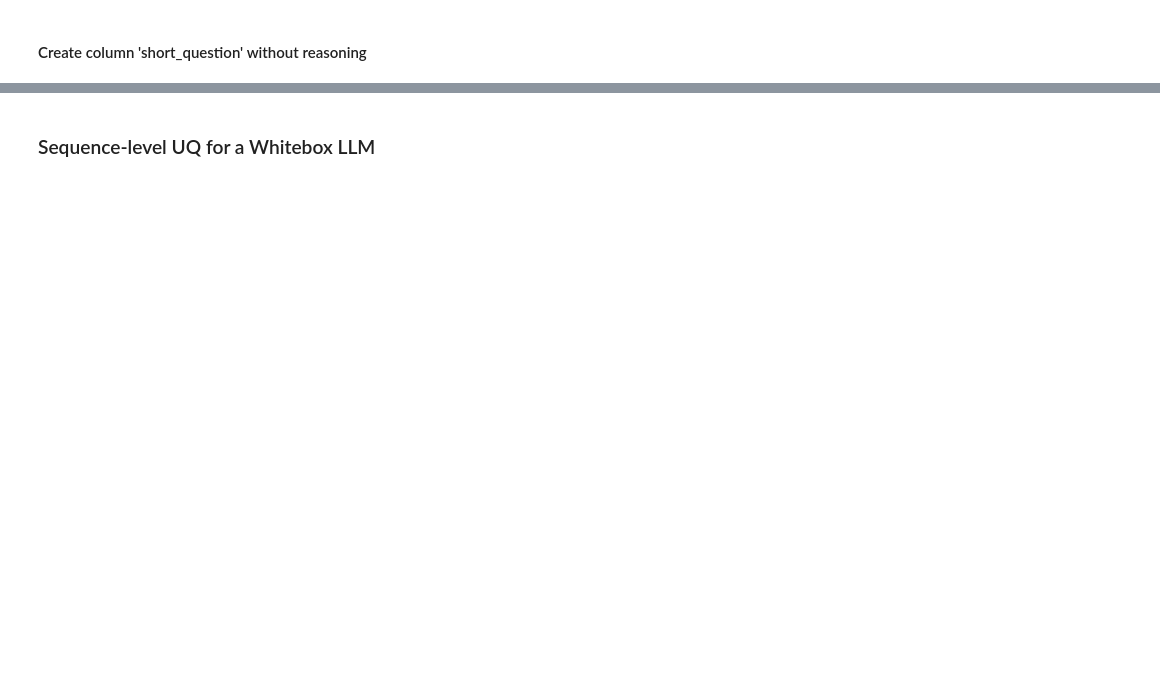
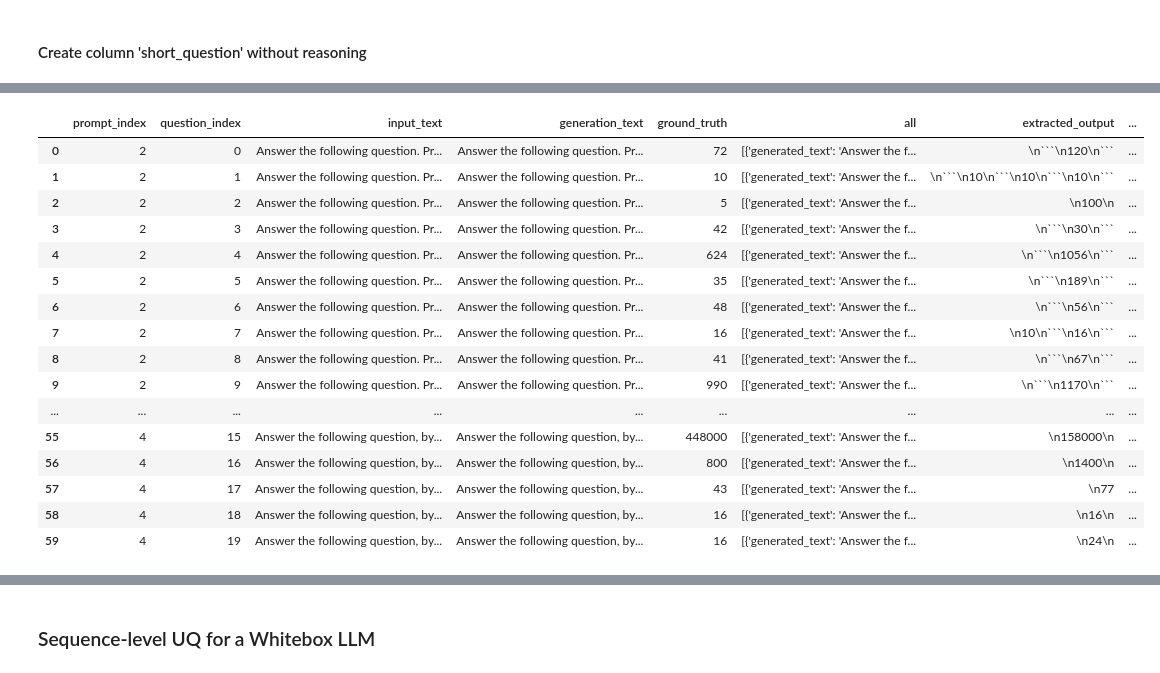
Before and after one commit to IINemo/lm-polygraph, a Jupyter notebook: examples/temp.ipynb, the cells around one changed output, grey strips where cells are left out. Drawn from its saved outputs; the diff is of its cells as text; code cells hidden in the pictures; blank space fills up the shorter version.

````diff
--- a/examples/temp.ipynb
+++ b/examples/temp.ipynb
@@ -117,0 +410,35 @@ Natalia sold clips to 48 of her friends in April, and then she sold half as many
+# %%
+import pandas as pd
+# dftemp = pd.read_csv(f'gsm8k_{model_name.split("/")[1]}.csv')
+dftemp = pd.read_csv(f'gsm8k_Llama-3.1-8B-Instruct.csv')
+dftemp = pd.read_csv(f'gsm8k_gemma-3-12b-it_2.csv')
+
+
+def extract_output(generation, input_text):
+    # Split the generation using the input text
+    if input_text in generation:
+        return generation.split(input_text, 1)[1]  # return only the part after the input
+    else:
+        return generation  # fallback if input_text is not found
+
+# Apply the function row-wise and compute output length
+dftemp['extracted_output'] = dftemp.apply(lambda row: extract_output(row['generation_text'], row['input_text']), axis=1)
+dftemp['output_length_chars'] = dftemp['extracted_output'].apply(len)
+
+
+
+# print(f'gsm8k_{model_name.split("/")[1]}.csv\n')
+# Group by prompt index and compute average output length (in characters)
+avg_lengths = dftemp.groupby("prompt_index")['output_length_chars'].mean()
+
+print("Average Output Length (Characters) per Prompt:")
+for i, avg_len in avg_lengths.items():
+    print(f"Prompt {i}: {avg_len:.2f} characters")
+
+# Group by prompt and compute median character length
+median_lengths_chars = dftemp.groupby("prompt_index")['output_length_chars'].median()
+
+print()
+print("Median Output Length (Characters) per Prompt:")
+for i, median_len in median_lengths_chars.items():
+    print(f"Prompt {i}: {median_len} characters")
@@ -117,0 +455,20 @@ Natalia sold clips to 48 of her friends in April, and then she sold half as many
+# %%
+dftemp
+# %% [output]
+|  | prompt_index | question_index | input_text | generation_text | ground_truth | all | extracted_output | ... |
+| 0 | 2 | 0 | Answer the following question. Pr... | Answer the following question. Pr... | 72 | [{'generated_text': 'Answer the f... | \n```\n120\n``` | ... |
+| 1 | 2 | 1 | Answer the following question. Pr... | Answer the following question. Pr... | 10 | [{'generated_text': 'Answer the f... | \n```\n10\n```\n10\n```\n10\n``` | ... |
+| 2 | 2 | 2 | Answer the following question. Pr... | Answer the following question. Pr... | 5 | [{'generated_text': 'Answer the f... | \n100\n | ... |
+| 3 | 2 | 3 | Answer the following question. Pr... | Answer the following question. Pr... | 42 | [{'generated_text': 'Answer the f... | \n```\n30\n``` | ... |
+| 4 | 2 | 4 | Answer the following question. Pr... | Answer the following question. Pr... | 624 | [{'generated_text': 'Answer the f... | \n```\n1056\n``` | ... |
+| 5 | 2 | 5 | Answer the following question. Pr... | Answer the following question. Pr... | 35 | [{'generated_text': 'Answer the f... | \n```\n189\n``` | ... |
+| 6 | 2 | 6 | Answer the following question. Pr... | Answer the following question. Pr... | 48 | [{'generated_text': 'Answer the f... | \n```\n56\n``` | ... |
+| 7 | 2 | 7 | Answer the following question. Pr... | Answer the following question. Pr... | 16 | [{'generated_text': 'Answer the f... | \n10\n```\n16\n``` | ... |
+| 8 | 2 | 8 | Answer the following question. Pr... | Answer the following question. Pr... | 41 | [{'generated_text': 'Answer the f... | \n```\n67\n``` | ... |
+| 9 | 2 | 9 | Answer the following question. Pr... | Answer the following question. Pr... | 990 | [{'generated_text': 'Answer the f... | \n```\n1170\n``` | ... |
+| ... | ... | ... | ... | ... | ... | ... | ... | ... |
+| 55 | 4 | 15 | Answer the following question, by... | Answer the following question, by... | 448000 | [{'generated_text': 'Answer the f... | \n158000\n | ... |
+| 56 | 4 | 16 | Answer the following question, by... | Answer the following question, by... | 800 | [{'generated_text': 'Answer the f... | \n1400\n | ... |
+| 57 | 4 | 17 | Answer the following question, by... | Answer the following question, by... | 43 | [{'generated_text': 'Answer the f... | \n77 | ... |
+| 58 | 4 | 18 | Answer the following question, by... | Answer the following question, by... | 16 | [{'generated_text': 'Answer the f... | \n16\n | ... |
+| 59 | 4 | 19 | Answer the following question, by... | Answer the following question, by... | 16 | [{'generated_text': 'Answer the f... | \n24\n | ... |
````
Also changed, not shown: parts of 38 cells of this notebook, 1 other file.
